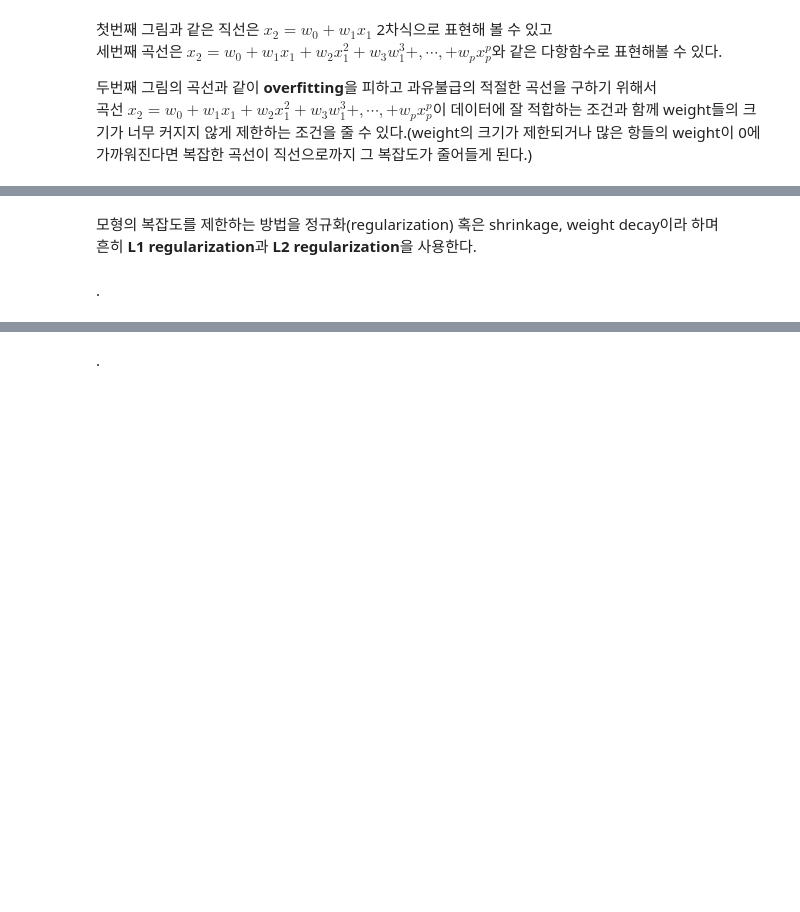
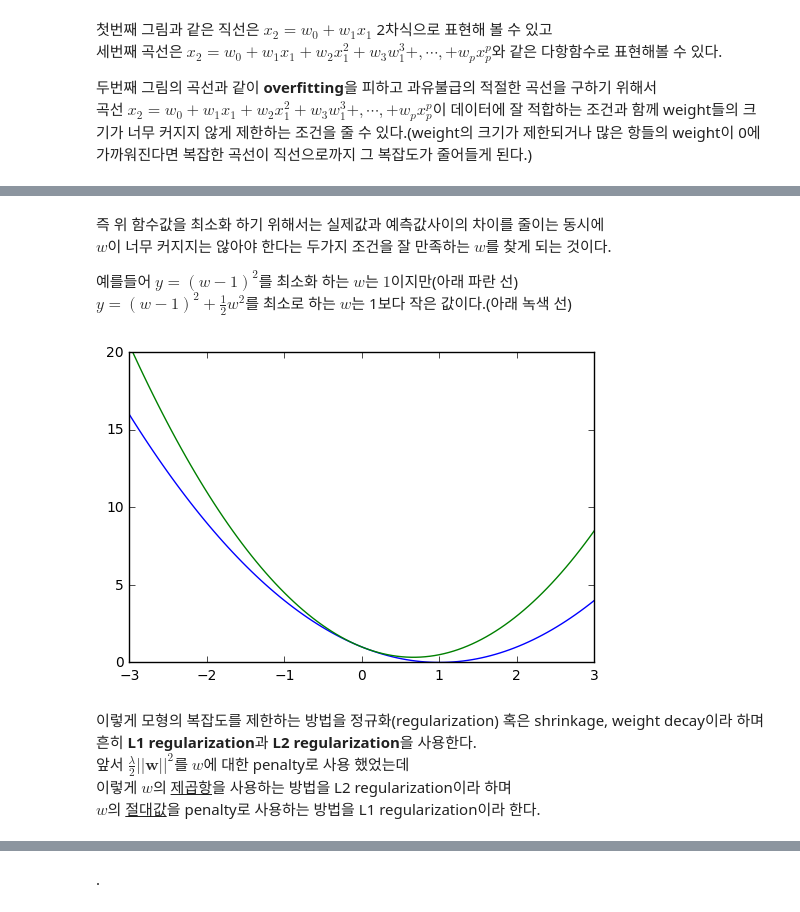
Before and after one commit to notyetend/pg, a Jupyter notebook: 2100.Statistics/2135.Statistical Methodology/Python Machine Learning/PythonMachineLearning_Chapter03.ipynb, the cells around one changed output, grey strips where cells are left out. Cells and saved outputs as stored; diff of their text form; code cells hidden in the pictures; blank space fills up the shorter version.

```diff
--- a/2100.Statistics/2135.Statistical Methodology/Python Machine Learning/PythonMachineLearning_Chapter03.ipynb
+++ b/2100.Statistics/2135.Statistical Methodology/Python Machine Learning/PythonMachineLearning_Chapter03.ipynb
@@ -412,5 +434,33 @@ test data 등 새로운 데이터에는 예측력이 좋지 않은 모형의 상
+# %% [markdown]
+즉 위 함수값을 최소화 하기 위해서는 실제값과 예측값사이의 차이를 줄이는 동시에
+$w$이 너무 커지지는 않아야 한다는 두가지 조건을 잘 만족하는 $w$를 찾게 되는 것이다.
+
+예를들어 $y = (w-1)^2$를 최소화 하는 $w$는 $1$이지만(아래 파란 선)
+$y = (w-1)^2 + \frac{1}{2}w^2$를 최소로 하는 $w$는 1보다 작은 값이다.(아래 녹색 선)
+# %%
+# Ploting cross-entropy(binary case)
+def gety1(w):  # cost when true output is 1
+    return (w-1) * (w-1)
+
+def gety2(w):  # cost when true output is 0
+    lambda_ = 1
+    return (w-1) * (w-1) + lambda_/2* w * w
+# plot
+import numpy as np
+import matplotlib.pyplot as plt
+
+x = np.linspace(-3 + 1/1000, 3 - 1/1000, 100)
+y = [gety1(i) for i in x]
+d = [gety2(i) for i in x]
+plt.plot(x, y);
+plt.plot(x, d);
+plt.ylim(0, 20)
+plt.show()
+# %% [output]
+[figure, added]
 # %% [markdown]
-모형의 복잡도를 제한하는 방법을 정규화(regularization) 혹은 shrinkage, weight decay이라 하며
+이렇게 모형의 복잡도를 제한하는 방법을 정규화(regularization) 혹은 shrinkage, weight decay이라 하며
 흔히 **L1 regularization**과 **L2 regularization**을 사용한다.
+앞서 $\frac{\lambda}{2}||\mathbf{w}||^2$를 $w$에 대한 penalty로 사용 했었는데
+이렇게 $w$의 <u>제곱항</u>을 사용하는 방법을 L2 regularization이라 하며
+$w$의 <u>절대값</u>을 penalty로 사용하는 방법을 L1 regularization이라 한다.
-# %% [markdown]
-.
```
Also changed, not shown: parts of 5 cells of this notebook.
